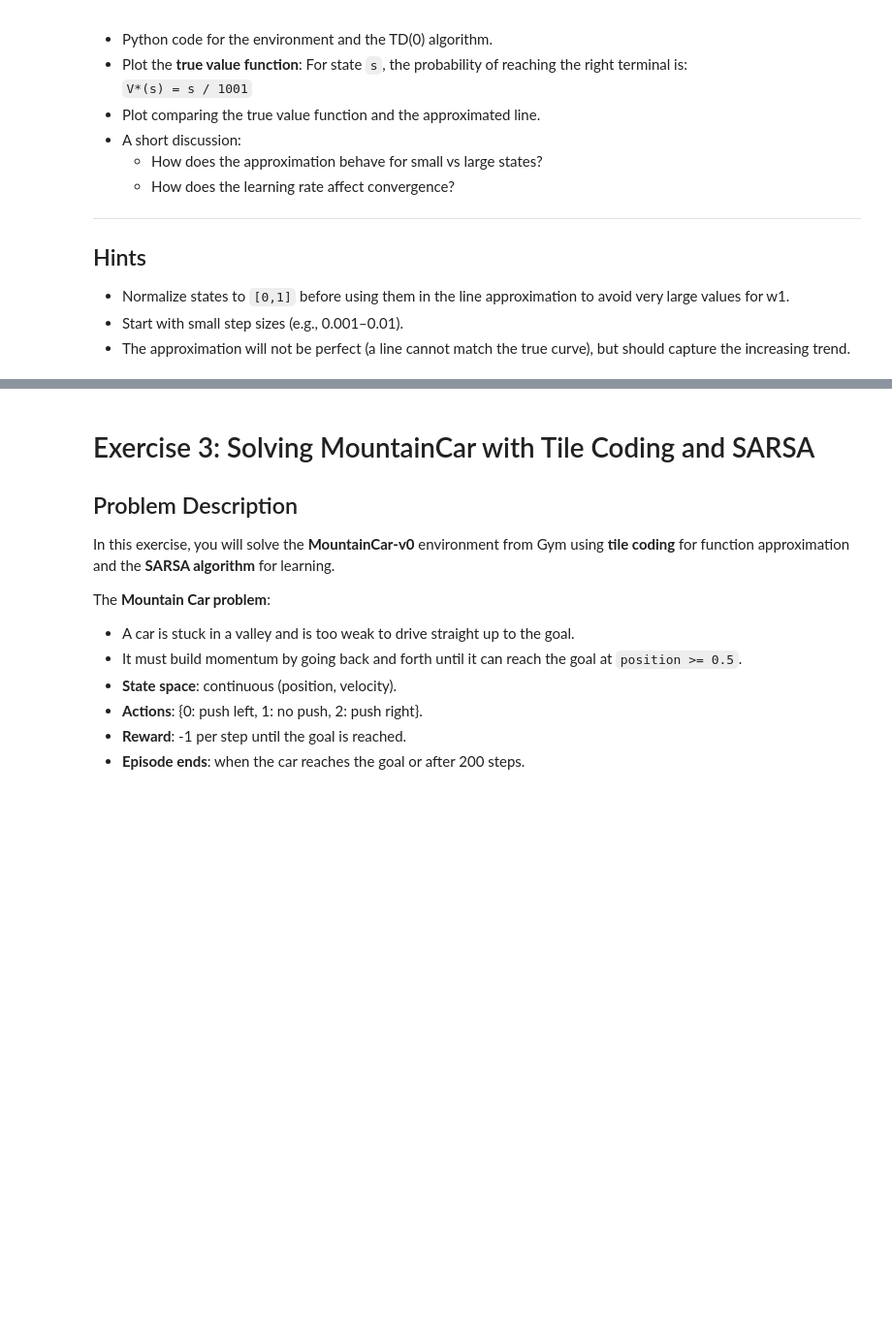
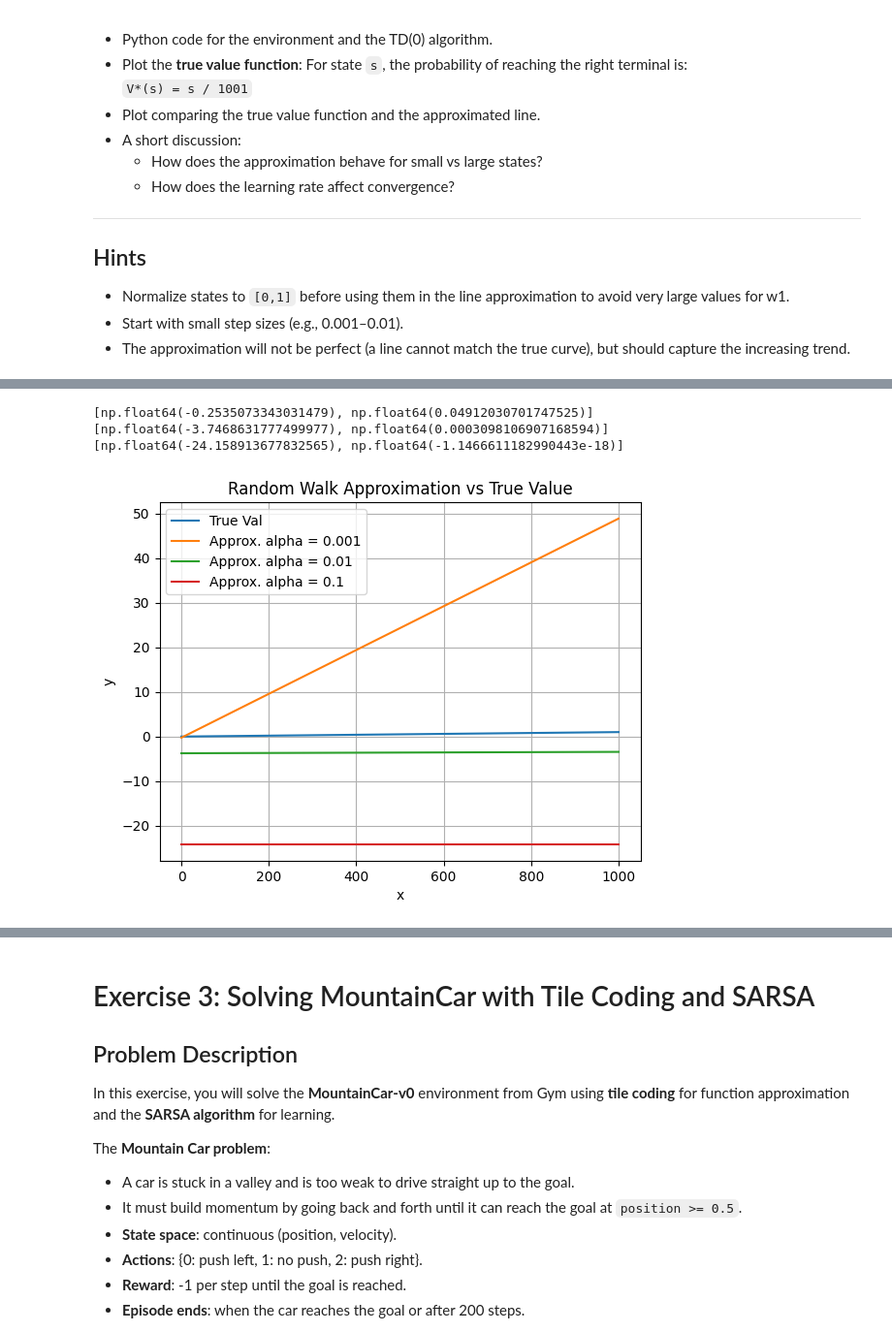
Before and after one commit to RaulAtLehigh/CSE337_P1, a Jupyter notebook: lab5_approximation.ipynb, the cells around one changed output, grey strips where cells are left out. Shown: that part at 97% size. Drawn from its saved outputs; the diff is of its cells as text; code cells hidden in the pictures; blank space fills up the shorter version.

```diff
--- a/lab5_approximation.ipynb
+++ b/lab5_approximation.ipynb
@@ -360,22 +367,27 @@ Completed 1000 episodes for alpha = 0.01
 # %%
 import matplotlib.pyplot as plt
 
 
 def true_func(x):
   return x /1001
 
 true_line = [true_func(i) for i in range(1001)]
 x_axis = [x for x in range(1001)]
 
 plt.plot(x_axis, true_line, label='True Val')
 for j, alpha_val in enumerate(alpha):
-  print(w_agg[i])
-  approx_line = [predict(s, w_agg[i]) for s in range(1001)]
+  print(w_agg[j])
+  approx_line = [predict(s, w_agg[j]) for s in range(1001)]
   plt.plot(x_axis, approx_line, label=f'Approx. alpha = {alpha_val}')
 
 plt.grid(True)
 plt.xlabel('x')
 plt.ylabel('y')
 plt.legend()
 plt.title("Random Walk Approximation vs True Value")
 plt.show()
+# %% [output]
+[np.float64(-0.2535073343031479), np.float64(0.04912030701747525)]
+[np.float64(-3.7468631777499977), np.float64(0.0003098106907168594)]
+[np.float64(-24.158913677832565), np.float64(-1.1466611182990443e-18)]
+[figure, added]
```
Also changed, not shown: parts of 5 cells of this notebook.
